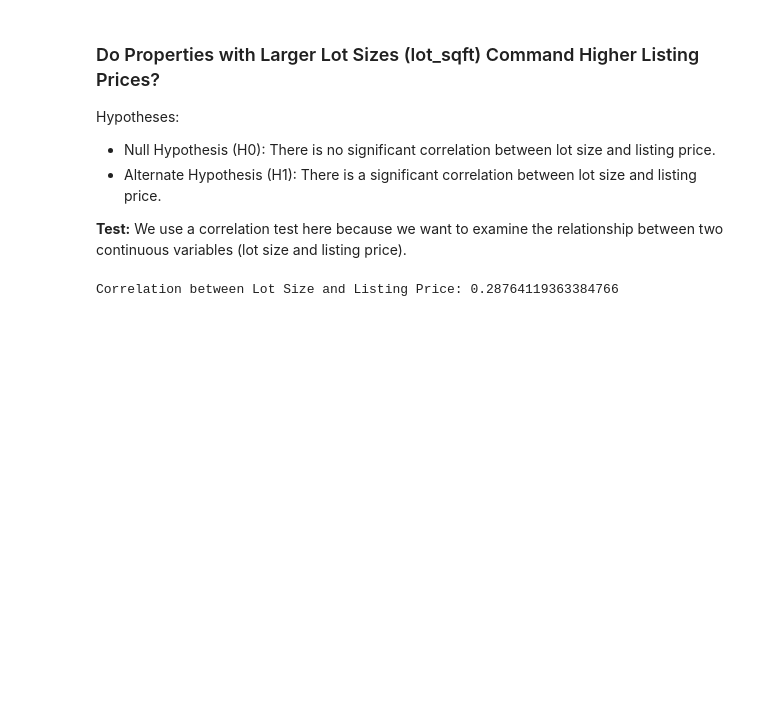
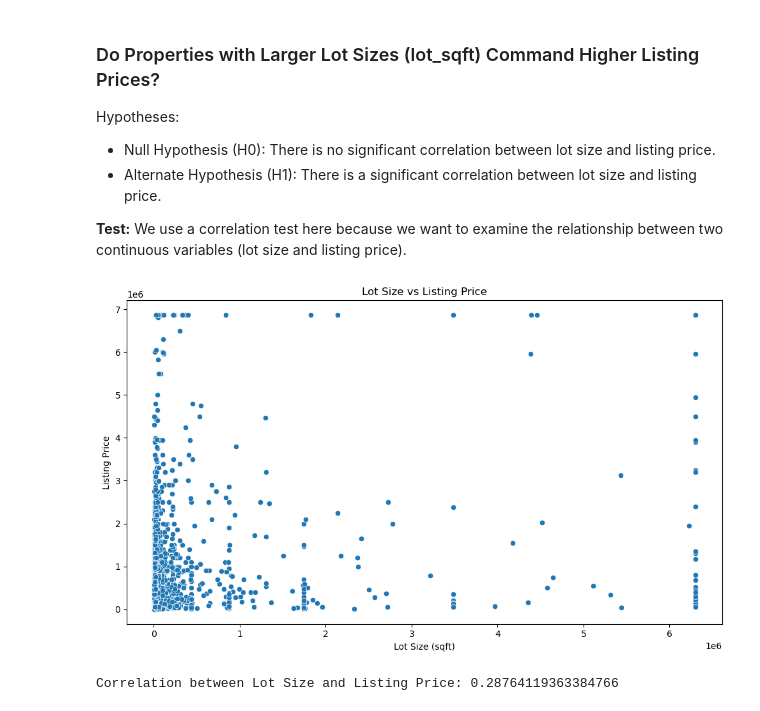
Before and after one commit to quadrillionaiire/Utah-Real-Estate-Sales-Analysis, a Jupyter notebook: notebooks/inferential_analysis.ipynb, the cells around one changed output. Cells and saved outputs as stored; diff of their text form; code cells hidden in the pictures; blank space fills up the shorter version.

```diff
--- a/notebooks/inferential_analysis.ipynb
+++ b/notebooks/inferential_analysis.ipynb
@@ -82,6 +110,17 @@ Hypotheses:
 - Alternate Hypothesis (H1): There is a significant correlation between lot size and listing price.
 
 **Test:** We use a correlation test here because we want to examine the relationship between two continuous variables (lot size and listing price).
+# %%
+# Plotting a scatter plot to check for correlation
+plt.figure(figsize=(10, 6))
+sns.scatterplot(x='lot_sqft', y='listPrice', data=cleanedrs_data)
+plt.title('Lot Size vs Listing Price')
+plt.xlabel('Lot Size (sqft)')
+plt.ylabel('Listing Price')
+plt.tight_layout()
+plt.show()
+# %% [output]
+[figure, added]
 # %%
 # Calculate the correlation between lot size and listing price
 correlation = cleanedrs_data['lot_sqft'].corr(cleanedrs_data['listPrice'])
```
Also changed, not shown: parts of 5 cells of this notebook, 2 other files.
